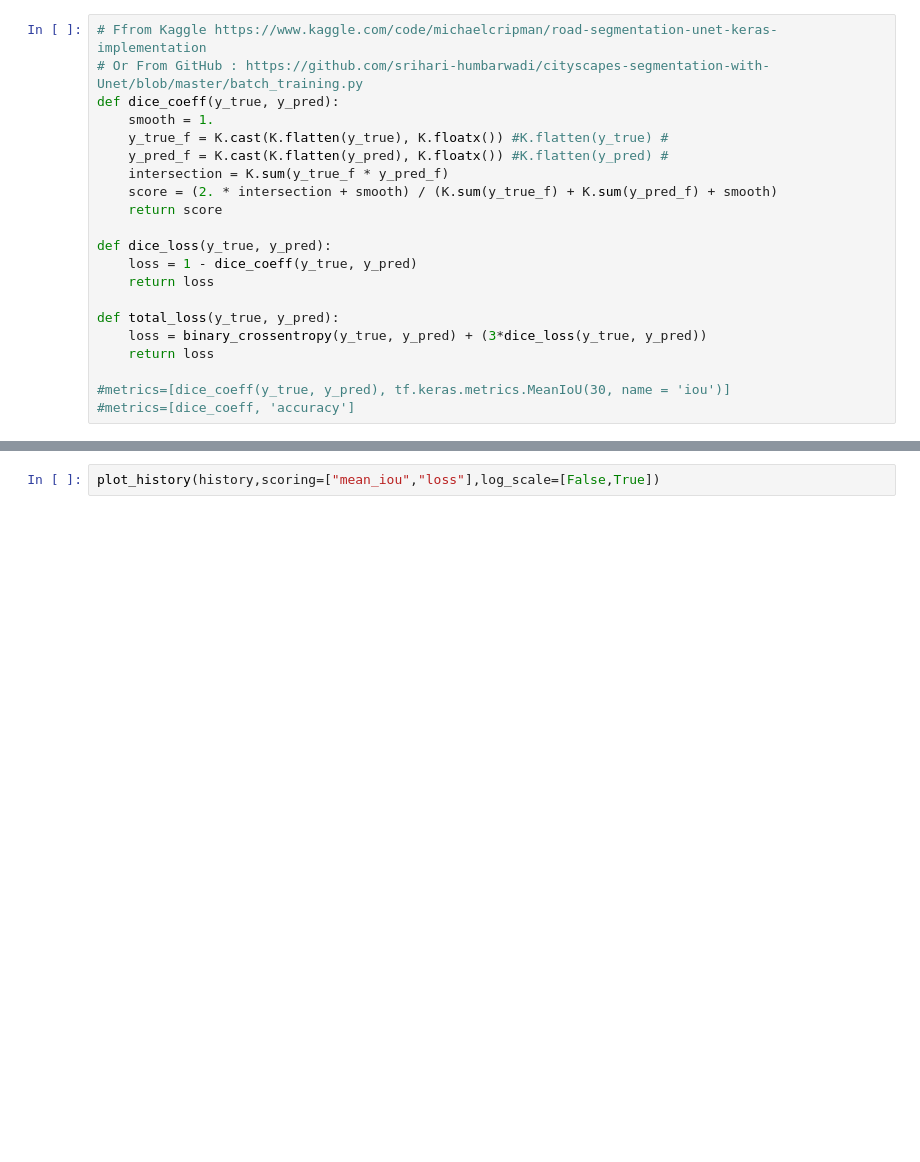
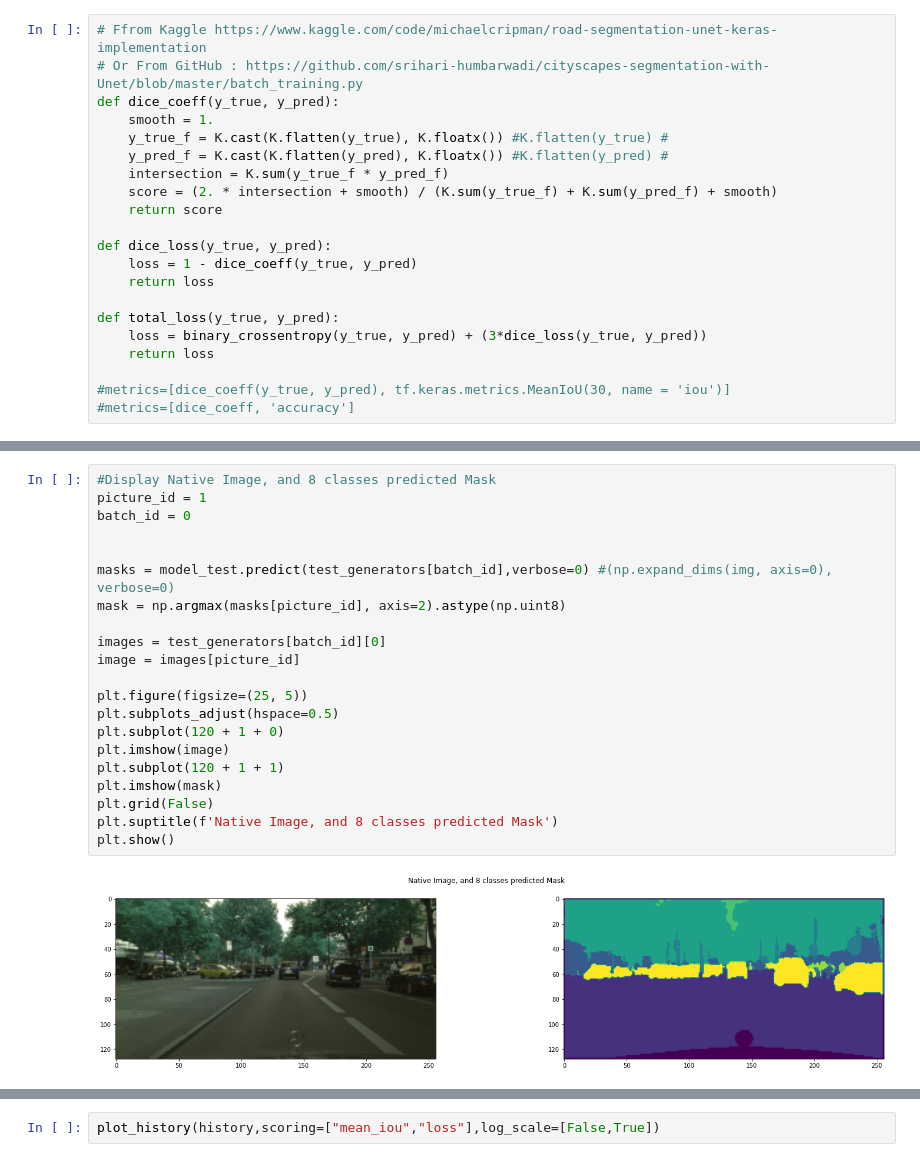
Before and after one commit to blanchonnicolas/IA_VoitureAutonome, a Jupyter notebook: Model_UNET.ipynb, the cells around one changed output, grey strips where cells are left out. Drawn from its saved outputs; the diff is of its cells as text; blank space fills up the shorter version.

```diff
--- a/Model_UNET.ipynb
+++ b/Model_UNET.ipynb
@@ -516,0 +489,23 @@ model_test.save('./Models/model_test_{model_test.name}.h5')
+# %%
+#Display Native Image, and 8 classes predicted Mask
+picture_id = 1
+batch_id = 0
+
+
+masks = model_test.predict(test_generators[batch_id],verbose=0) #(np.expand_dims(img, axis=0), verbose=0)
+mask = np.argmax(masks[picture_id], axis=2).astype(np.uint8)
+
+images = test_generators[batch_id][0]
+image = images[picture_id]
+
+plt.figure(figsize=(25, 5))
+plt.subplots_adjust(hspace=0.5)
+plt.subplot(120 + 1 + 0)
+plt.imshow(image)
+plt.subplot(120 + 1 + 1)
+plt.imshow(mask)
+plt.grid(False)
+plt.suptitle(f'Native Image, and 8 classes predicted Mask')
+plt.show()
+# %% [output]
+[figure, added]
```
Also changed, not shown: parts of 41 cells of this notebook, 3 other files.
